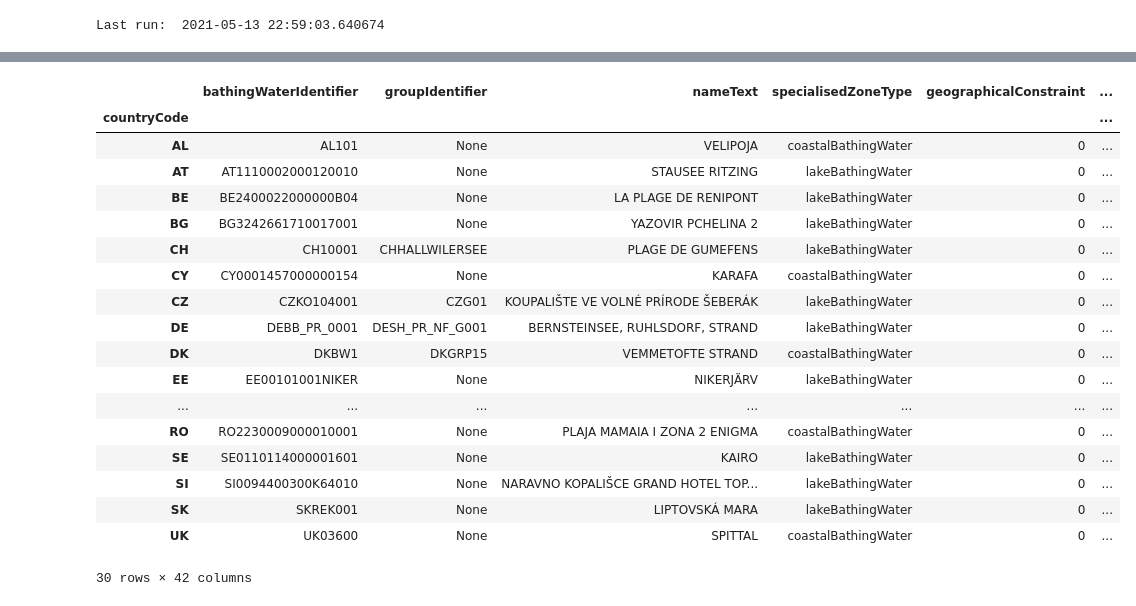
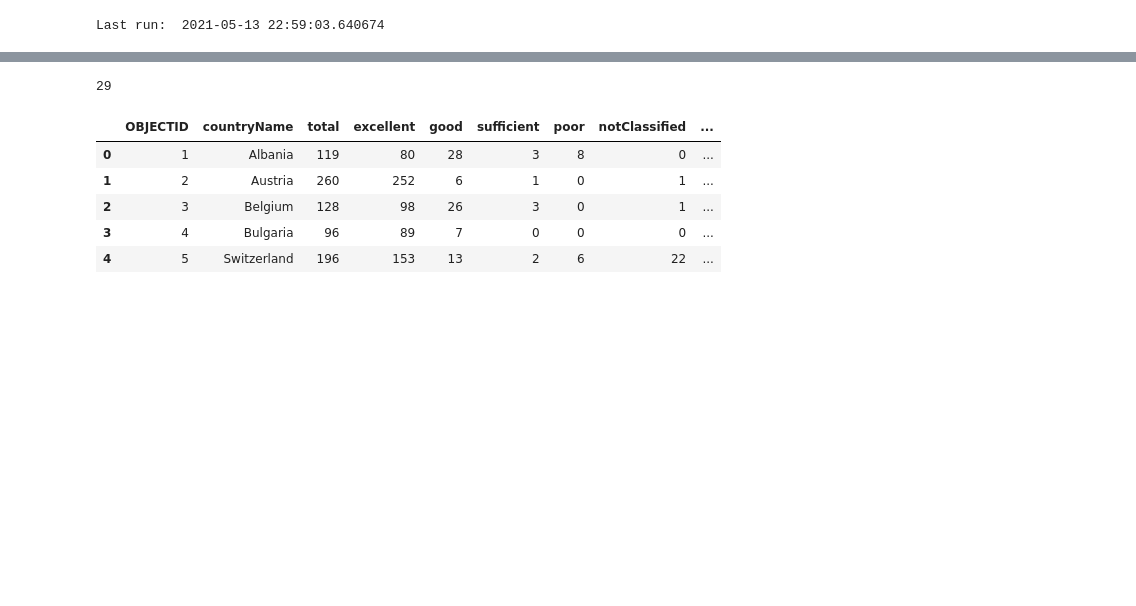
Before and after one commit to salgo60/Svenskabadplatser, a Jupyter notebook: Jupyter/BathWater.ipynb, the cells around one changed output, grey strips where cells are left out. Saved outputs shown, nothing was run; the diff lists cells and outputs as text; code cells hidden in the pictures; blank space fills up the shorter version.

```diff
--- a/Jupyter/BathWater.ipynb
+++ b/Jupyter/BathWater.ipynb
@@ -12,5 +57,5 @@ Last run:  2021-05-13 22:59:03.640674
 # %%
-import pandas as pd
-import csv
-df = pd.read_csv('baths.csv', error_bad_lines=False,delimiter="|",warn_bad_lines=False)
-df.shape
+#import pandas as pd
+#import csv
+#df = pd.read_csv('baths.csv', error_bad_lines=False,delimiter="|",warn_bad_lines=False)
+#df.shape
@@ -57,22 +93,34 @@ dfgBW
 # %%
-df.groupby('countryCode').first()
+import requests
+import pandas as p
+url = (
+    "https://water.discomap.eea.europa.eu/arcgis/rest/services/"
+    "BathingWater/BathingWater_Dyna_WM/MapServer/6/query"
+)
+
+params = {
+    "where": "1=1",
+    "outFields": "*",
+    "returnGeometry": False,
+    "f": "json"
+}
+
+r = requests.get(url, params=params)
+r.raise_for_status()
+
+features = r.json()["features"]
+
+eea = pd.json_normalize(
+    [f["attributes"] for f in features]
+)
+
+print(len(eea))
+eea.head()
 # %% [output]
+29
-|  | bathingWaterIdentifier | groupIdentifier | nameText | specialisedZoneType | geographicalConstraint | ... |
-| countryCode |  |  |  |  |  | ... |
-| AL | AL101 | None | VELIPOJA | coastalBathingWater | 0 | ... |
-| AT | AT1110002000120010 | None | STAUSEE RITZING | lakeBathingWater | 0 | ... |
-| BE | BE2400022000000B04 | None | LA PLAGE DE RENIPONT | lakeBathingWater | 0 | ... |
-| BG | BG3242661710017001 | None | YAZOVIR PCHELINA 2 | lakeBathingWater | 0 | ... |
-| CH | CH10001 | CHHALLWILERSEE | PLAGE DE GUMEFENS | lakeBathingWater | 0 | ... |
-| CY | CY0001457000000154 | None | KARAFA | coastalBathingWater | 0 | ... |
-| CZ | CZKO104001 | CZG01 | KOUPALIŠTE VE VOLNÉ PRÍRODE ŠEBERÁK | lakeBathingWater | 0 | ... |
-| DE | DEBB_PR_0001 | DESH_PR_NF_G001 | BERNSTEINSEE, RUHLSDORF, STRAND | lakeBathingWater | 0 | ... |
-| DK | DKBW1 | DKGRP15 | VEMMETOFTE STRAND | coastalBathingWater | 0 | ... |
-| EE | EE00101001NIKER | None | NIKERJÄRV | lakeBathingWater | 0 | ... |
-| ... | ... | ... | ... | ... | ... | ... |
-| RO | RO2230009000010001 | None | PLAJA MAMAIA I ZONA 2 ENIGMA | coastalBathingWater | 0 | ... |
-| SE | SE0110114000001601 | None | KAIRO | lakeBathingWater | 0 | ... |
-| SI | SI0094400300K64010 | None | NARAVNO KOPALIŠCE GRAND HOTEL TOP... | lakeBathingWater | 0 | ... |
-| SK | SKREK001 | None | LIPTOVSKÁ MARA | lakeBathingWater | 0 | ... |
-| UK | UK03600 | None | SPITTAL | coastalBathingWater | 0 | ... |
+|  | OBJECTID | countryName | total | excellent | good | sufficient | poor | notClassified | ... |
+| 0 | 1 | Albania | 119 | 80 | 28 | 3 | 8 | 0 | ... |
+| 1 | 2 | Austria | 260 | 252 | 6 | 1 | 0 | 1 | ... |
+| 2 | 3 | Belgium | 128 | 98 | 26 | 3 | 0 | 1 | ... |
+| 3 | 4 | Bulgaria | 96 | 89 | 7 | 0 | 0 | 0 | ... |
+| 4 | 5 | Switzerland | 196 | 153 | 13 | 2 | 6 | 22 | ... |
-30 rows × 42 columns
```
Also changed, not shown: parts of 14 cells of this notebook, 2 other files.
